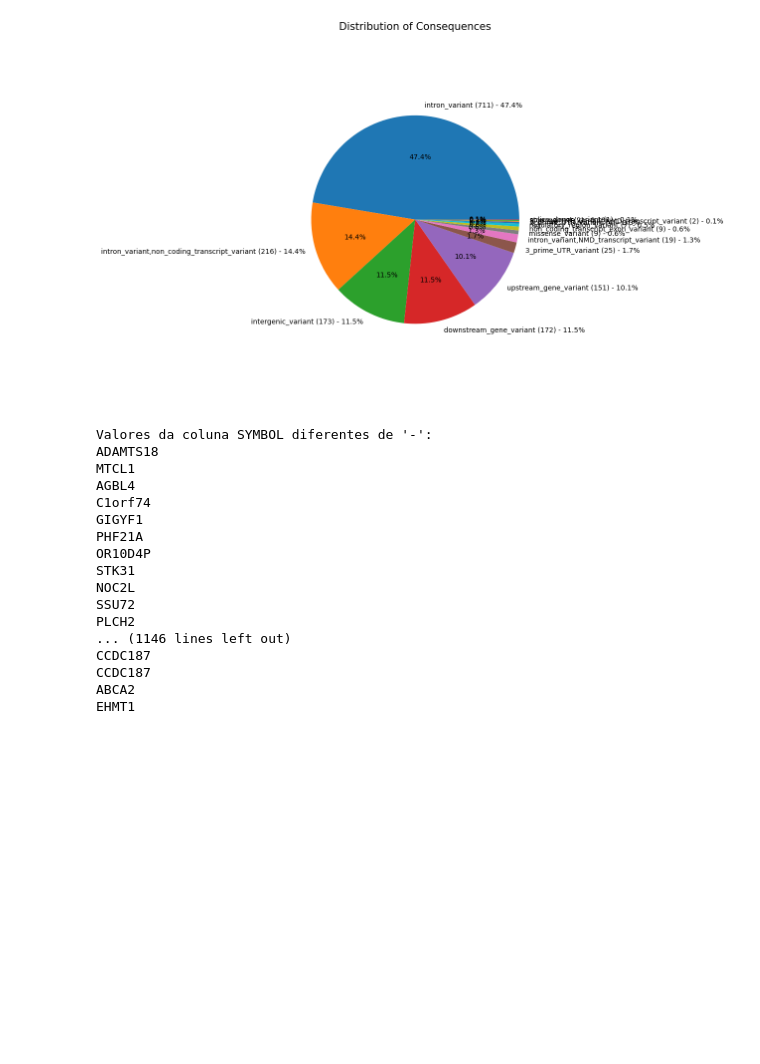
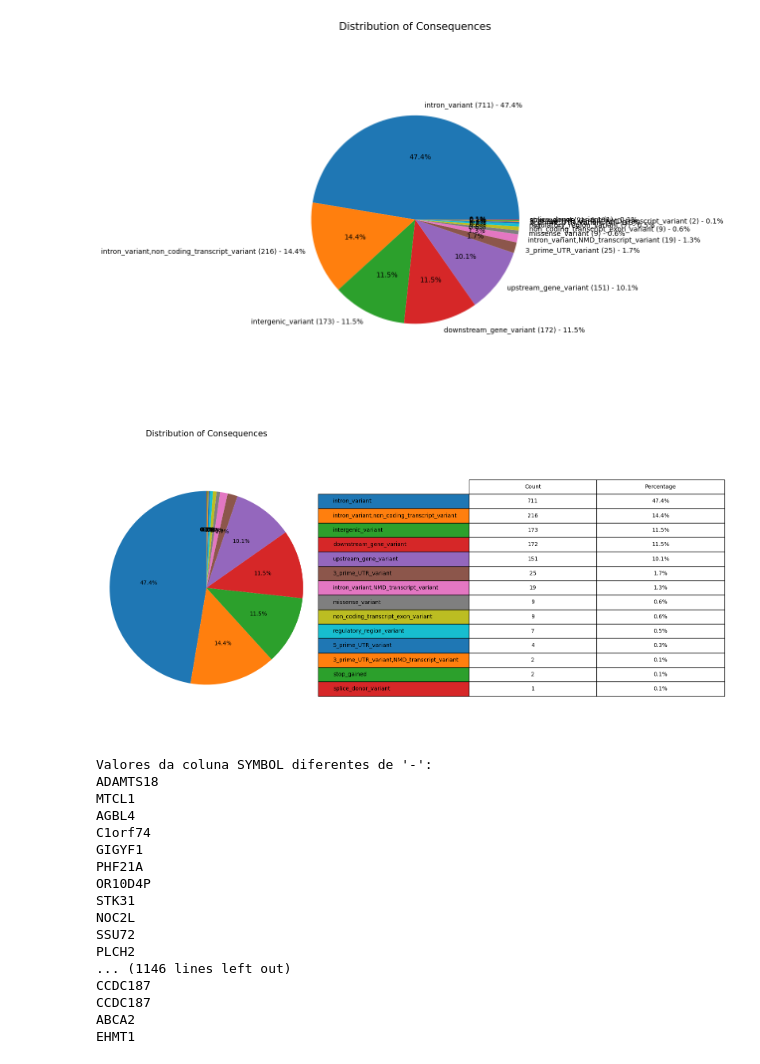
Before and after one commit to labis-unicamp/pipeline1, a Jupyter notebook: find_biomarkers.ipynb, the cells around one changed output. Cells and saved outputs as stored; diff of their text form; code cells hidden in the pictures; blank space fills up the shorter version.

```diff
--- a/find_biomarkers.ipynb
+++ b/find_biomarkers.ipynb
@@ -353,6 +395,54 @@ plt.tight_layout()
 plt.show()
 # %% [output]
 [figure]
+# %%
+import matplotlib.pyplot as plt
+import numpy as np
+
+# Conta a frequência de cada consequência
+consequence_counts = snpvep['Consequence'].value_counts()
+
+# Calcula as porcentagens
+consequence_percentages = consequence_counts / len(snpvep) * 100
+
+# Cria o gráfico de pizza
+fig, (ax1, ax2) = plt.subplots(1, 2, figsize=(16, 8))
+fig.subplots_adjust(wspace=0.4)
+
+# Gráfico de pizza
+wedges, texts, autotexts = ax1.pie(consequence_counts.values,
+                                   autopct='%1.1f%%',
+                                   startangle=90)
+ax1.set_title('Distribution of Consequences', fontsize=15)
+ax1.axis('equal')  # Garante que o gráfico seja um círculo perfeito
+
+# Cria a tabela com as legendas
+colors = [wedge.get_facecolor() for wedge in wedges]
+cell_text = []
+for count, percentage in zip(consequence_counts.values, consequence_percentages):
+    cell_text.append([f'{count}', f'{percentage:.1f}%'])
+
+# Remove o eixo da tabela
+ax2.axis('off')
+
+# Cria a tabela
+table = ax2.table(cellText=cell_text,
+                  rowLabels=consequence_counts.index,
+                  rowColours=colors,
+                  colLabels=['Count', 'Percentage'],
+                  cellLoc='center',
+                  loc='center')
+
+# Ajusta o tamanho da fonte da tabela
+table.auto_set_font_size(False)
+table.set_fontsize(10)
+table.scale(1.2, 1.8)
+
+# Mostra o gráfico
+plt.tight_layout()
+plt.show()
+# %% [output]
+[figure, added]
 # %%
 # Método mais direto
 print("Valores da coluna SYMBOL diferentes de '-':")
```
Also changed, not shown: parts of 1 cell of this notebook.
